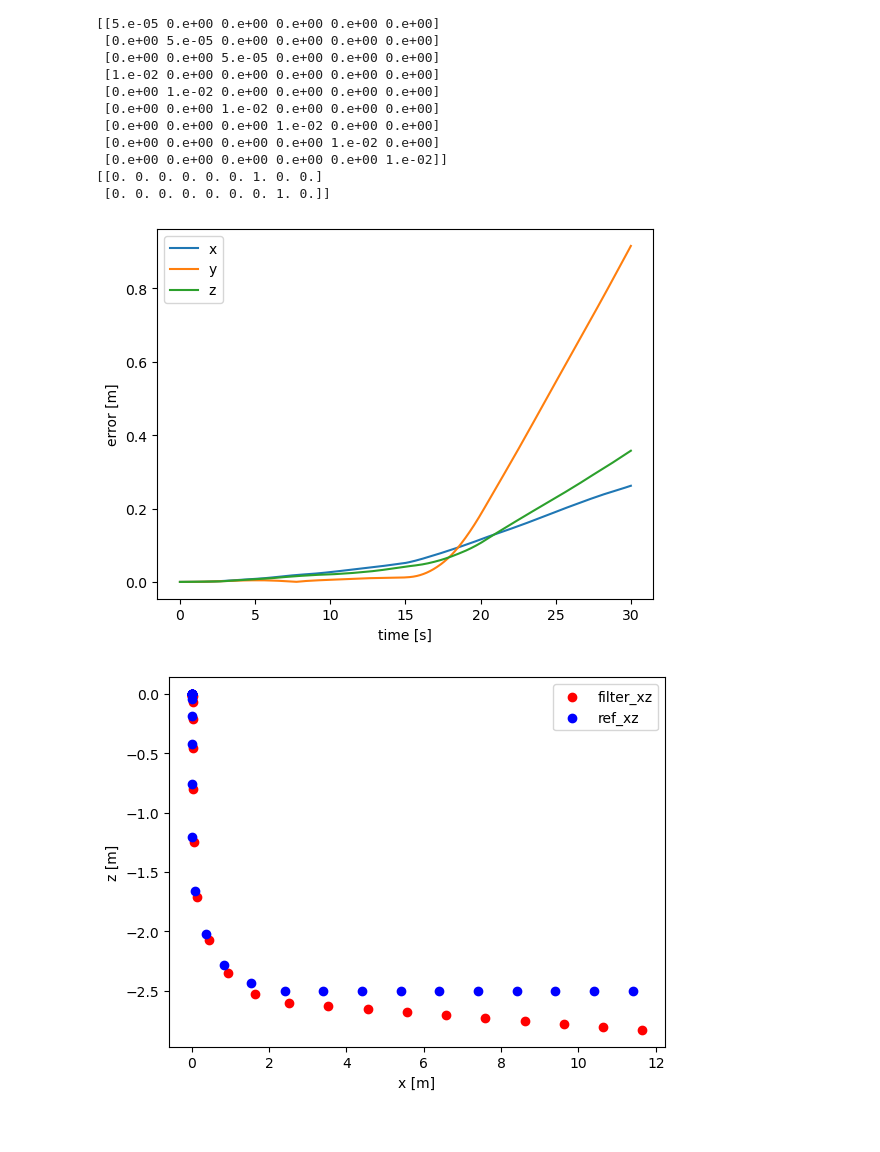
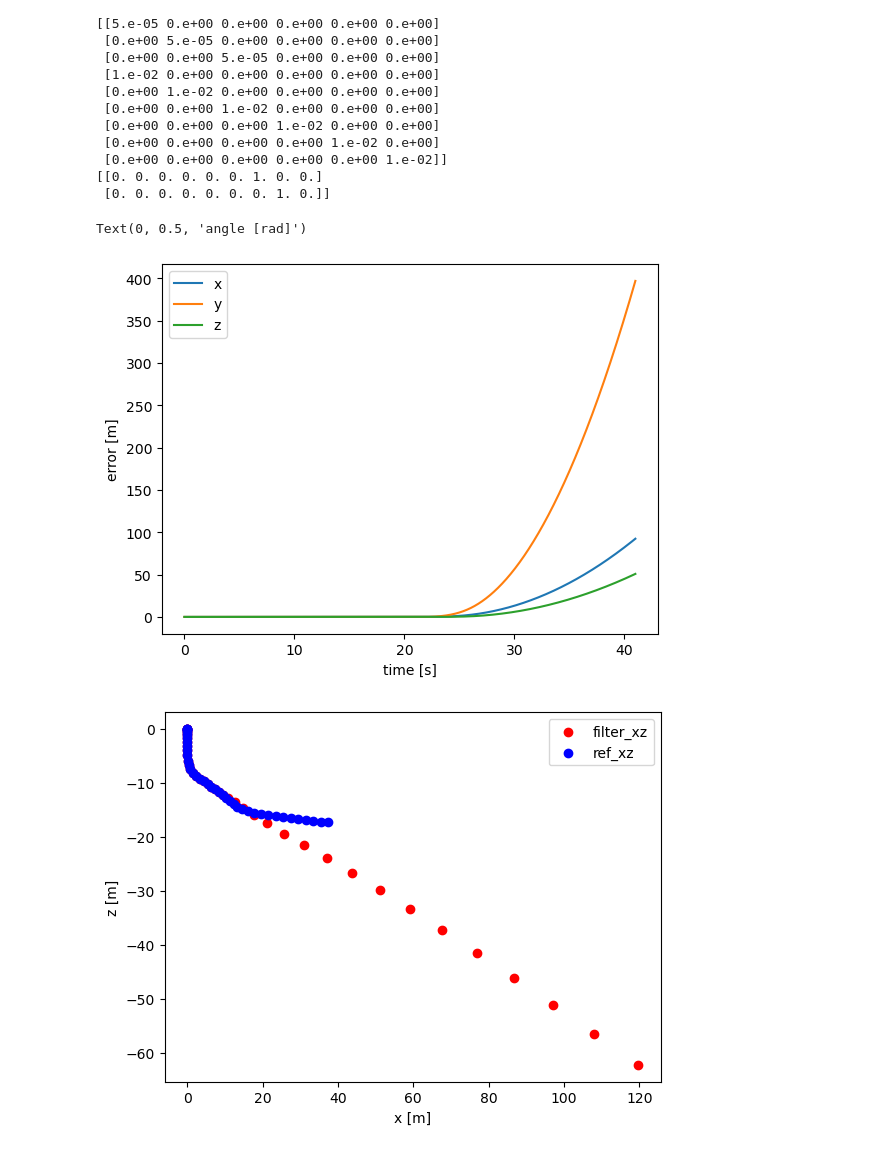
Before and after one commit to simutisernestas/jubilant-dollop, a Jupyter notebook: imu.ipynb, the cells around one changed output. Cells and saved outputs as stored; diff of their text form; code cells hidden in the pictures.

```diff
--- a/imu.ipynb
+++ b/imu.ipynb
@@ -130,40 +132,56 @@ filter.x = np.array([ref_pos[0][0], ref_pos[0][1], ref_pos[0][2], 0, 0, 0, 0, 0,
 filter.F = F
 filter.B = B
 filter.H = C
 filter.P = np.eye(9)*1e+3
-filter.R = np.eye(2)*1e-2
+filter.R = np.eye(2)*1e-6
 filter.Q = np.eye(9)*1e-1
 R_att = np.eye(3)
 
 rec_err = []
 rec_filter_pos = []
-rec_pos = []
+rec_filter_angles = []
 for i,(acc,domega) in enumerate(zip(acc_data, data)):
     R_att = tf.euler.euler2mat(filter.x[6], filter.x[7], filter.x[8], axes='sxyz')
     phi = np.arctan2(acc[1], np.sqrt(acc[0]**2 + acc[2]**2))
     theta = np.arctan2(acc[0], np.sqrt(acc[1]**2 + acc[2]**2))
     z = np.array([phi, theta]).reshape(2,1)
     acc = acc + g
-    u = np.concatenate((R_att @ acc, R_att @ domega)).reshape(6,1)
+    theta = filter.x[7][0]
+    phi = filter.x[6][0]
+    Rw = np.array([[np.cos(theta), 0, -np.cos(phi)*np.sin(theta)],
+                    [0 , 1, np.sin(phi)],
+                    [np.sin(theta), 0, np.cos(phi)*np.cos(theta)]])
+    # convert domega from deg/s to rad/s
+    domega = domega * np.pi / 180
+    u = np.concatenate((R_att @ acc, Rw @ domega)).reshape(6,1)
     filter.predict(u=u)
-    filter.update(z)
+    # filter.update(z)
+    # data saving
     rec_err.append(abs(filter.x[:3] - ref_pos[i].reshape(3,1)).reshape(3,))
     rec_filter_pos.append(filter.x[:3].reshape(3,))
-    rec_pos.append(ref_pos[i].reshape(3,))
+    rec_filter_angles.append(filter.x[6:].reshape(3,))
 
 time = np.arange(len(data)) * dt
 plt.plot(time, rec_err)
 plt.legend(['x', 'y', 'z'])
 plt.xlabel('time [s]')
 plt.ylabel('error [m]')
 plt.figure()
-rec_filter_pos = np.array(rec_filter_pos) - rec_pos[0]
-rec_pos = np.array(rec_pos) - rec_pos[0]
+rec_filter_pos = np.array(rec_filter_pos) - ref_pos[0]
+ref_pos = np.array(ref_pos) - ref_pos[0]
 plt.scatter(rec_filter_pos[::100,0], rec_filter_pos[::100,2], c='r')
-plt.scatter(rec_pos[::100,0], rec_pos[::100,2], c='b')
+plt.scatter(ref_pos[::100,0], ref_pos[::100,2], c='b')
 plt.legend(['filter_xz', 'ref_xz'])
 plt.xlabel('x [m]')
 at = plt.ylabel('z [m]')
+# plot euler angles
+plt.figure()
+plt.plot(time, rec_filter_angles, '--')
+plt.plot(time, ref_euler * np.pi / 180)
+plt.legend(['roll', 'pitch', 'yaw', 'ref_yaw', 'ref_pitch', 'ref_roll'])
+plt.xlabel('time [s]')
+plt.ylabel('angle [rad]')
 # %% [output]
+Text(0, 0.5, 'angle [rad]')
-[figure, old version]
+[figure, new version]
-[figure, old version]
+[figure, new version]
```
Also changed, not shown: parts of 4 cells of this notebook, 1 other file.
